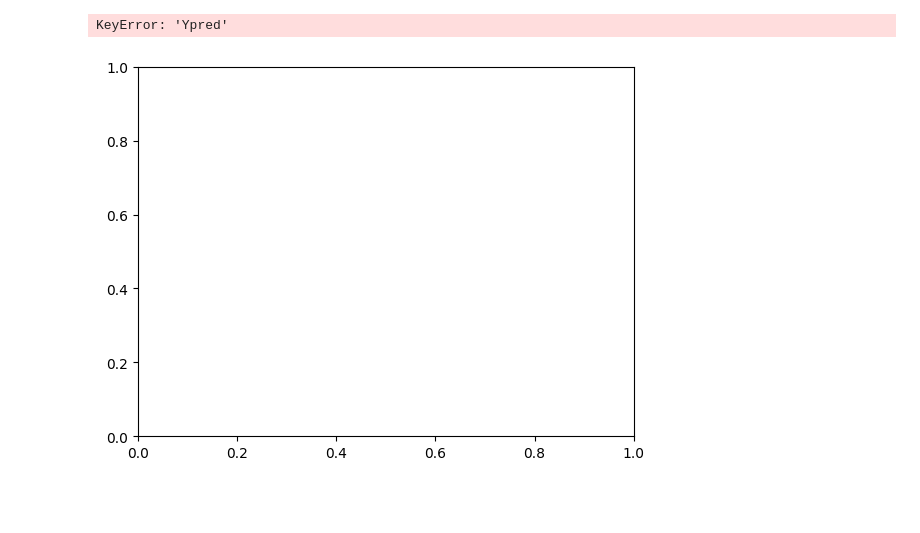
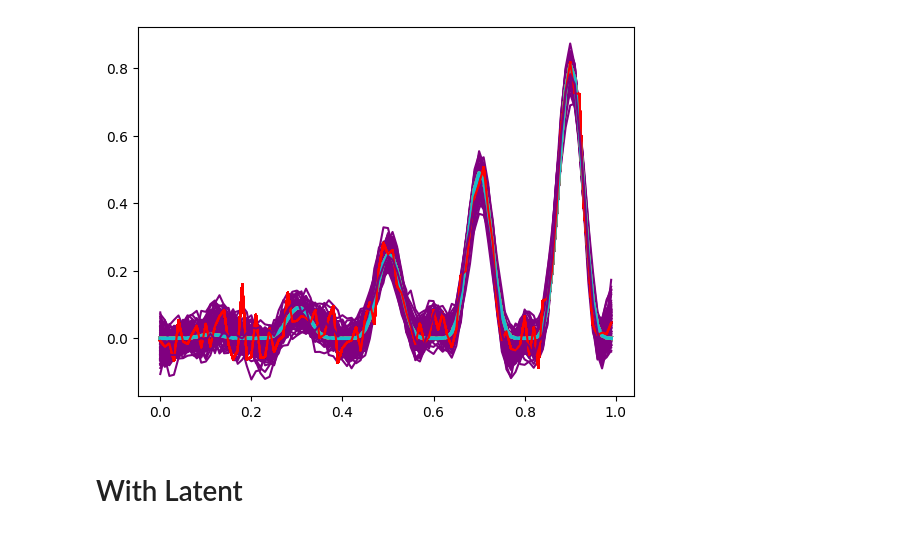
Before and after one commit to AlexRodis/olives, a Jupyter notebook: BayesianOptimization.ipynb, the cells around one changed output. Drawn from its saved outputs; the diff is of its cells as text; code cells hidden in the pictures; blank space fills up the shorter version.

```diff
--- a/BayesianOptimization.ipynb
+++ b/BayesianOptimization.ipynb
@@ -71,7 +104,15 @@ Inference data with groups:
-# %%
-fig, ax = plt.subplots()
-plot_gp_dist(ax, gp_samples['Ypred'], Xpred)
-ax.scatter(X, y)
-# %% [output]
-KeyError: 'Ypred'
-[figure, removed]
+# %%
+p=gp_samples.posterior_predictive.stack(samples=['chain', 'draw'])
+Ypred = p['Y_star'].values
+# %%
+fig, ax = plt.subplots()
+for column in range(Ypred.shape[1]):
+    x = X
+    y = Ypred[:,column]
+    ax.plot(X,Y, linewidth=2.5)
+    ax.plot(X,y_noisy, color='red')
+    ax.plot(x,y, color='purple')
+# %% [output]
+[figure, added]
+# %% [markdown]
+# With Latent
```
Also changed, not shown: parts of 18 cells of this notebook, 2 other files.
